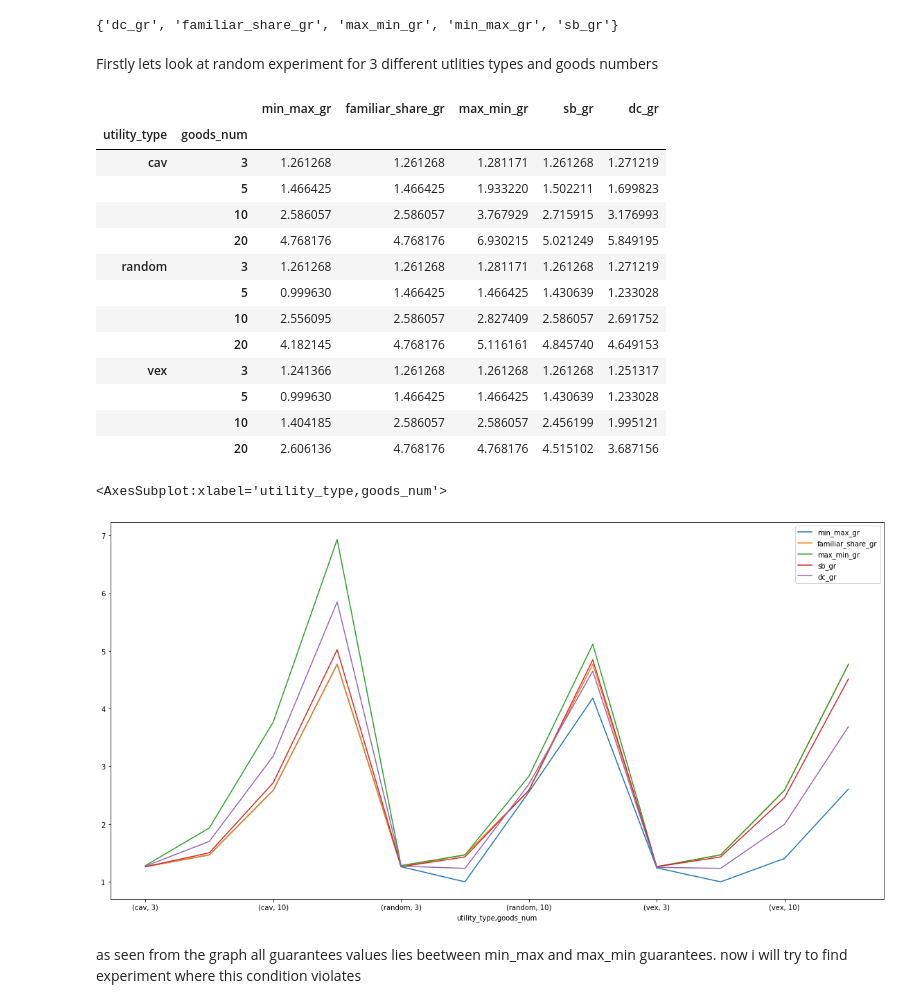
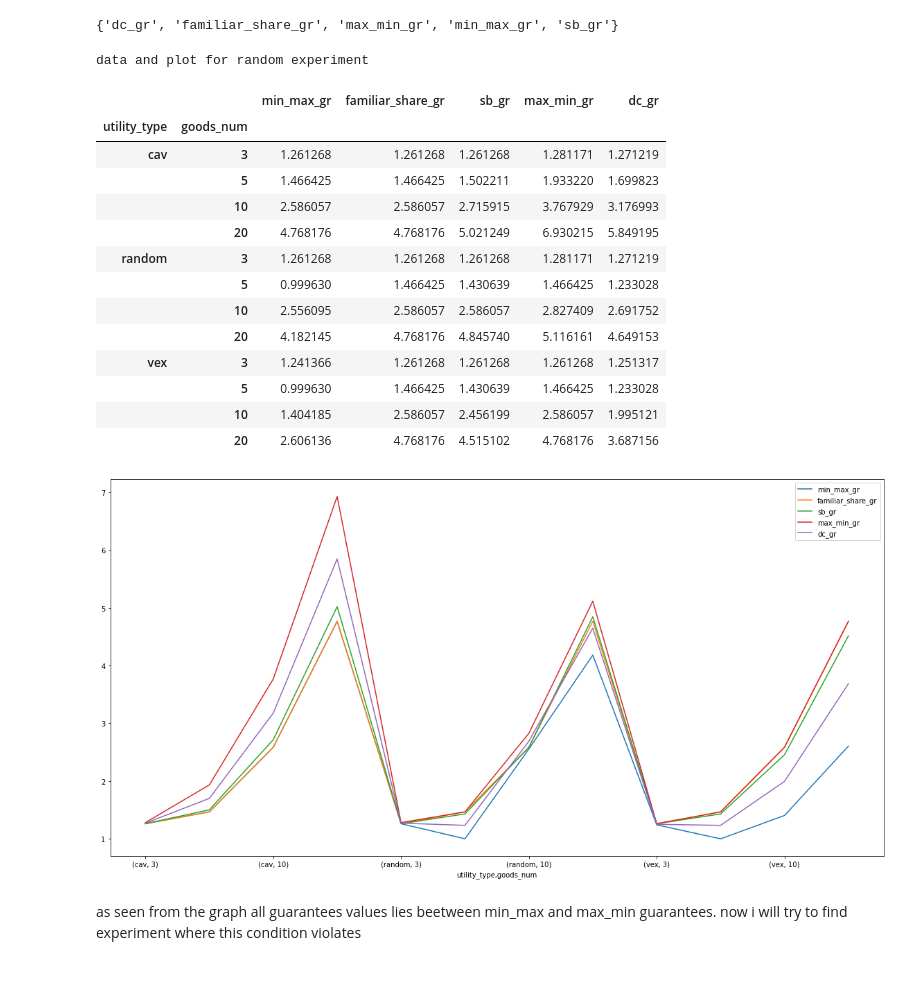
Before and after one commit to AdayevKP/fair_division_with_money, a Jupyter notebook: fair_division_with_money.ipynb, the cells around one changed output. Drawn from its saved outputs; the diff is of its cells as text; code cells hidden in the pictures; blank space fills up the shorter version.

```diff
--- a/fair_division_with_money.ipynb
+++ b/fair_division_with_money.ipynb
@@ -8,37 +10,32 @@ from src.experiments import compare_guarantees_experiment
 NUMBER_OF_EXPERIMENTS = 100
 PRECISION = 10 # 6 decimal places
 # %%
-def calc_raios(data. metric_cols, all_cols):
+def calc_raios(data, metric_cols, all_cols, group_cols):
     ratios = pd.DataFrame()
-    gr = ('dc_gr','familiar_share_gr', 'sb_gr')
-    for g in ('dc_gr','familiar_share_gr', 'sb_gr'):
-        for gd in guarantees_columns:
+    for g in metric_cols:
+        for gd in all_cols:
             if g == gd:
                 continue
 
             ratios[f'{g}/{gd}'] = data[g]/data[gd]
 
-    ratios['utility_type'] = data['utility_type']
-    ratios['goods_num'] = data['goods_num']
+    for gc in group_cols:
+        ratios[gc] = data[gc]
+
+    return ratios
 
 
 
-def base_experiment(data, group_cols):
+def base_experiment(data, group_cols, show_cols):
     random_exp_data = data.groupby(group_cols).first()[
-        guarantees_columns
+        show_cols
     ]
-    display(random_exp_data)
 
+    print('data and plot for random experiment')
+    with pd.option_context('display.max_rows', None,):
+        display(random_exp_data)
     random_exp_data.plot(figsize=(20, 10))
-
-    data['max_guarantee'] = data[guarantees_columns].idxmax(axis=1)
-    data['min_guarantee'] = data[guarantees_columns].idxmin(axis=1)
-
-    violate_max = data[data['max_min_gr'].round(PRECISION) < data[guarantees_columns].max(axis=1).round(PRECISION)]
-    violate_min = data[data['min_max_gr'].round(PRECISION) > data[guarantees_columns].min(axis=1).round(PRECISION)]
-
-    display(violate_max)
-    display(violate_min)
+    plt.show()
 # %% [markdown]
 # 1. Comparing guarantees
 # %%
@@ -60,33 +57,25 @@ guarantees_columns
 {'dc_gr', 'familiar_share_gr', 'max_min_gr', 'min_max_gr', 'sb_gr'}
 # %%
 data = cg_exp.load_experiment()
-# %% [markdown]
-Firstly lets look at random experiment for 3 different utlities types and goods numbers
 # %%
-random_exp_data = data.groupby(['utility_type', 'goods_num']).first()[
-    guarantees_columns
-]
-display(random_exp_data)
+base_experiment(data, ['utility_type', 'goods_num'], guarantees_columns)
 # %% [output]
+data and plot for random experiment
-|  |  | min_max_gr | familiar_share_gr | max_min_gr | sb_gr | dc_gr |
+|  |  | min_max_gr | familiar_share_gr | sb_gr | max_min_gr | dc_gr |
 | utility_type | goods_num |  |  |  |  |  |
-| cav | 3 | 1.261268 | 1.261268 | 1.281171 | 1.261268 | 1.271219 |
-|  | 5 | 1.466425 | 1.466425 | 1.933220 | 1.502211 | 1.699823 |
-|  | 10 | 2.586057 | 2.586057 | 3.767929 | 2.715915 | 3.176993 |
-|  | 20 | 4.768176 | 4.768176 | 6.930215 | 5.021249 | 5.849195 |
-| random | 3 | 1.261268 | 1.261268 | 1.281171 | 1.261268 | 1.271219 |
-|  | 5 | 0.999630 | 1.466425 | 1.466425 | 1.430639 | 1.233028 |
-|  | 10 | 2.556095 | 2.586057 | 2.827409 | 2.586057 | 2.691752 |
-|  | 20 | 4.182145 | 4.768176 | 5.116161 | 4.845740 | 4.649153 |
+| cav | 3 | 1.261268 | 1.261268 | 1.261268 | 1.281171 | 1.271219 |
+|  | 5 | 1.466425 | 1.466425 | 1.502211 | 1.933220 | 1.699823 |
+|  | 10 | 2.586057 | 2.586057 | 2.715915 | 3.767929 | 3.176993 |
+|  | 20 | 4.768176 | 4.768176 | 5.021249 | 6.930215 | 5.849195 |
+| random | 3 | 1.261268 | 1.261268 | 1.261268 | 1.281171 | 1.271219 |
+|  | 5 | 0.999630 | 1.466425 | 1.430639 | 1.466425 | 1.233028 |
+|  | 10 | 2.556095 | 2.586057 | 2.586057 | 2.827409 | 2.691752 |
+|  | 20 | 4.182145 | 4.768176 | 4.845740 | 5.116161 | 4.649153 |
 | vex | 3 | 1.241366 | 1.261268 | 1.261268 | 1.261268 | 1.251317 |
-|  | 5 | 0.999630 | 1.466425 | 1.466425 | 1.430639 | 1.233028 |
-|  | 10 | 1.404185 | 2.586057 | 2.586057 | 2.456199 | 1.995121 |
-|  | 20 | 2.606136 | 4.768176 | 4.768176 | 4.515102 | 3.687156 |
+|  | 5 | 0.999630 | 1.466425 | 1.430639 | 1.466425 | 1.233028 |
+|  | 10 | 1.404185 | 2.586057 | 2.456199 | 2.586057 | 1.995121 |
+|  | 20 | 2.606136 | 4.768176 | 4.515102 | 4.768176 | 3.687156 |
+[figure, added]
-# %%
-random_exp_data.plot(figsize=(20, 10))
-# %% [output]
-<AxesSubplot:xlabel='utility_type,goods_num'>
-[figure, removed]
 # %% [markdown]
 as seen from the graph all guarantees values lies beetween min_max and max_min guarantees. </br>
 now i will try to find experiment where this condition violates
```
Also changed, not shown: parts of 17 cells of this notebook.
